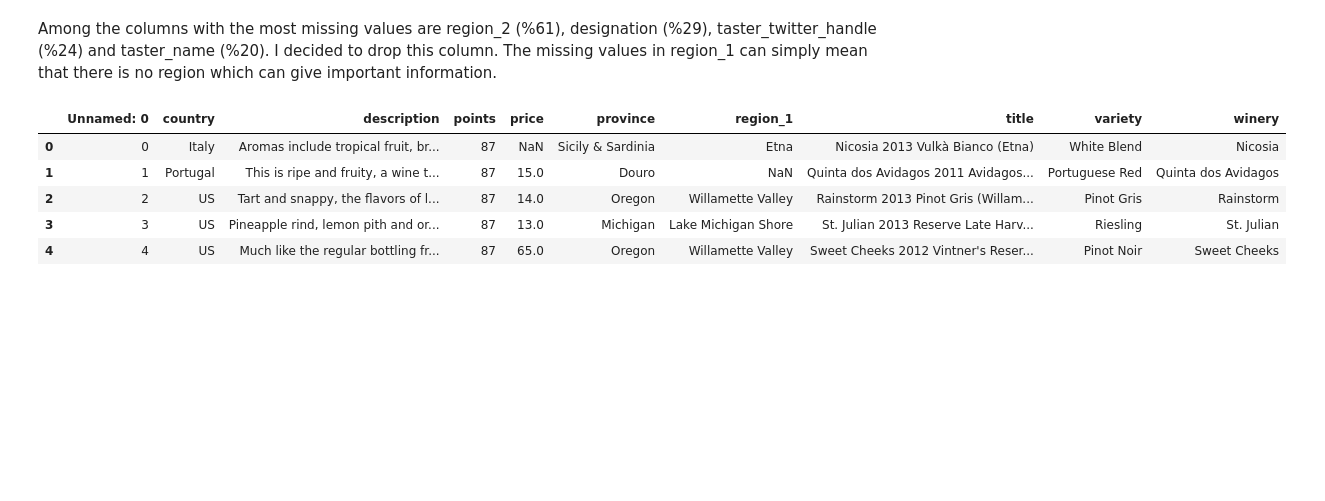
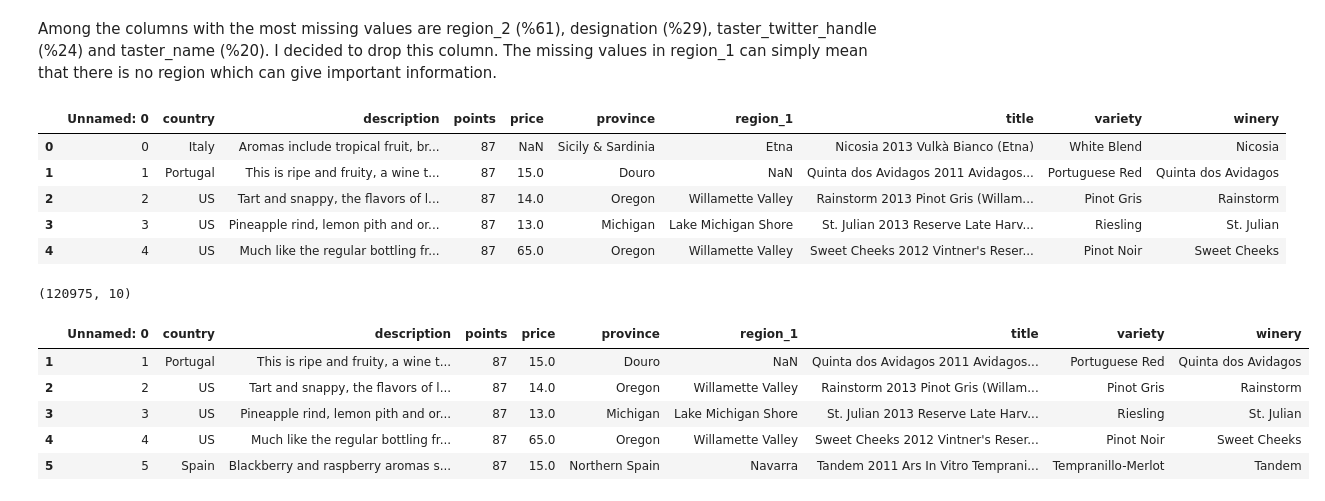
Before and after one commit to lenuel/Wine-Analysis, a Jupyter notebook: wine-analysis.ipynb, the cells around one changed output. Drawn from its saved outputs; the diff is of its cells as text; code cells hidden in the pictures; blank space fills up the shorter version.

```diff
--- a/wine-analysis.ipynb
+++ b/wine-analysis.ipynb
@@ -50,3 +58,17 @@ wine_clmn_reduced.head()
 | 2 | 2 | US | Tart and snappy, the flavors of l... | 87 | 14.0 | Oregon | Willamette Valley | Rainstorm 2013 Pinot Gris (Willam... | Pinot Gris | Rainstorm |
 | 3 | 3 | US | Pineapple rind, lemon pith and or... | 87 | 13.0 | Michigan | Lake Michigan Shore | St. Julian 2013 Reserve Late Harv... | Riesling | St. Julian |
 | 4 | 4 | US | Much like the regular bottling fr... | 87 | 65.0 | Oregon | Willamette Valley | Sweet Cheeks 2012 Vintner's Reser... | Pinot Noir | Sweet Cheeks |
+# %%
+#missing by rows
+#drop rows with missing price
+wine_row_reduced = wine_clmn_reduced.dropna(subset=['price'], how='any')
+print(wine_row_reduced.shape)
+wine_row_reduced.head()
+# %% [output]
+(120975, 10)
+|  | Unnamed: 0 | country | description | points | price | province | region_1 | title | variety | winery |
+| 1 | 1 | Portugal | This is ripe and fruity, a wine t... | 87 | 15.0 | Douro | NaN | Quinta dos Avidagos 2011 Avidagos... | Portuguese Red | Quinta dos Avidagos |
+| 2 | 2 | US | Tart and snappy, the flavors of l... | 87 | 14.0 | Oregon | Willamette Valley | Rainstorm 2013 Pinot Gris (Willam... | Pinot Gris | Rainstorm |
+| 3 | 3 | US | Pineapple rind, lemon pith and or... | 87 | 13.0 | Michigan | Lake Michigan Shore | St. Julian 2013 Reserve Late Harv... | Riesling | St. Julian |
+| 4 | 4 | US | Much like the regular bottling fr... | 87 | 65.0 | Oregon | Willamette Valley | Sweet Cheeks 2012 Vintner's Reser... | Pinot Noir | Sweet Cheeks |
+| 5 | 5 | Spain | Blackberry and raspberry aromas s... | 87 | 15.0 | Northern Spain | Navarra | Tandem 2011 Ars In Vitro Temprani... | Tempranillo-Merlot | Tandem |
```
Also changed, not shown: parts of 9 cells of this notebook.
